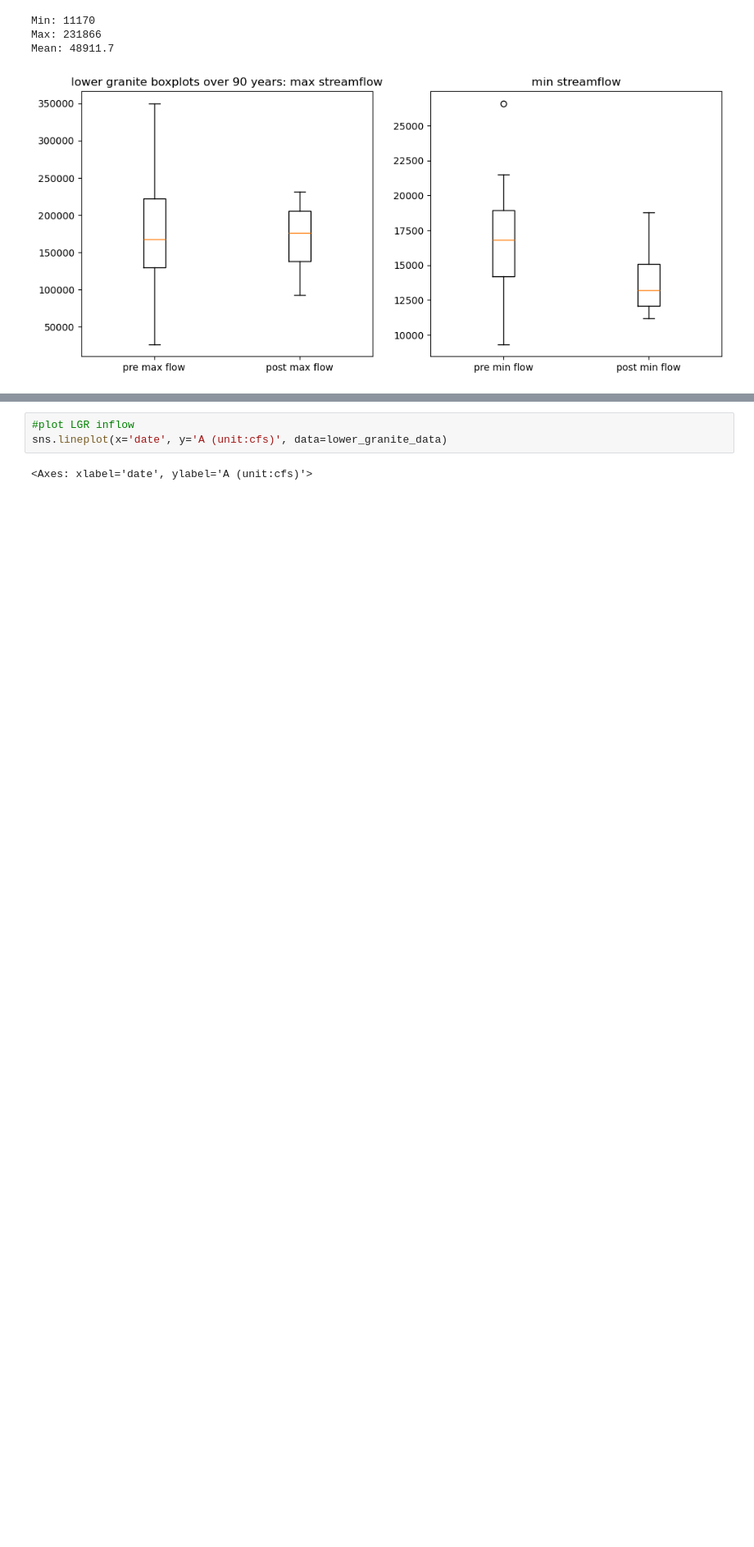
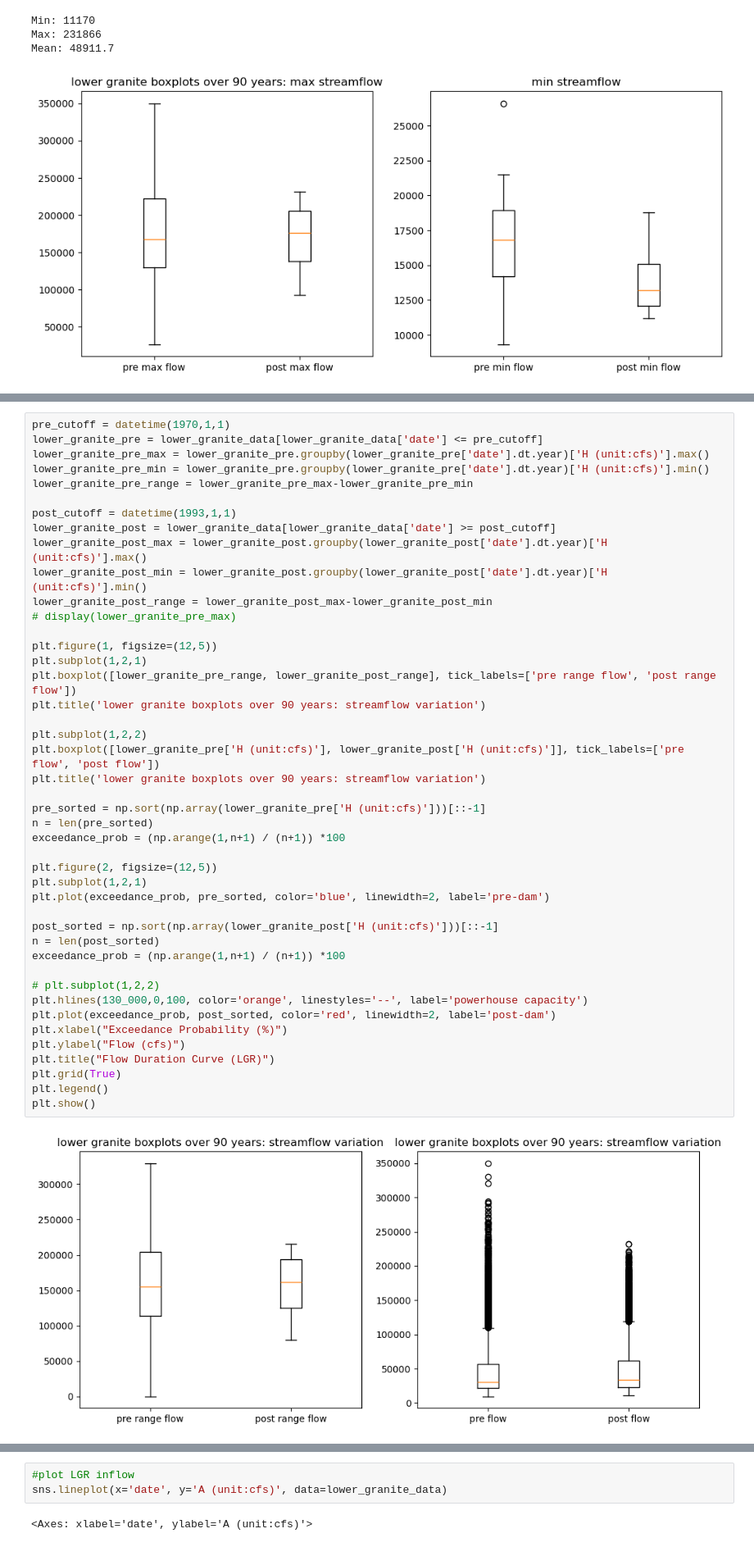
Before and after one commit to clairewang23/columbia_river_model, a Jupyter notebook: release function attempt.ipynb, the cells around one changed output, grey strips where cells are left out. Shown at 82% size. Drawn from its saved outputs; the diff is of its cells as text; blank space fills up the shorter version.

Commit message:
added some plots

```diff
--- a/release function attempt.ipynb
+++ b/release function attempt.ipynb
@@ -87,0 +90,46 @@ Mean: 48911.7
+# %%
+pre_cutoff = datetime(1970,1,1)
+lower_granite_pre = lower_granite_data[lower_granite_data['date'] <= pre_cutoff]
+lower_granite_pre_max = lower_granite_pre.groupby(lower_granite_pre['date'].dt.year)['H (unit:cfs)'].max()
+lower_granite_pre_min = lower_granite_pre.groupby(lower_granite_pre['date'].dt.year)['H (unit:cfs)'].min()
+lower_granite_pre_range = lower_granite_pre_max-lower_granite_pre_min
+
+post_cutoff = datetime(1993,1,1)
+lower_granite_post = lower_granite_data[lower_granite_data['date'] >= post_cutoff]
+lower_granite_post_max = lower_granite_post.groupby(lower_granite_post['date'].dt.year)['H (unit:cfs)'].max()
+lower_granite_post_min = lower_granite_post.groupby(lower_granite_post['date'].dt.year)['H (unit:cfs)'].min()
+lower_granite_post_range = lower_granite_post_max-lower_granite_post_min
+# display(lower_granite_pre_max)
+
+plt.figure(1, figsize=(12,5))
+plt.subplot(1,2,1)
+plt.boxplot([lower_granite_pre_range, lower_granite_post_range], tick_labels=['pre range flow', 'post range flow'])
+plt.title('lower granite boxplots over 90 years: streamflow variation')
+
+plt.subplot(1,2,2)
+plt.boxplot([lower_granite_pre['H (unit:cfs)'], lower_granite_post['H (unit:cfs)']], tick_labels=['pre flow', 'post flow'])
+plt.title('lower granite boxplots over 90 years: streamflow variation')
+
+pre_sorted = np.sort(np.array(lower_granite_pre['H (unit:cfs)']))[::-1]
+n = len(pre_sorted)
+exceedance_prob = (np.arange(1,n+1) / (n+1)) *100
+
+plt.figure(2, figsize=(12,5))
+plt.subplot(1,2,1)
+plt.plot(exceedance_prob, pre_sorted, color='blue', linewidth=2, label='pre-dam')
+
+post_sorted = np.sort(np.array(lower_granite_post['H (unit:cfs)']))[::-1]
+n = len(post_sorted)
+exceedance_prob = (np.arange(1,n+1) / (n+1)) *100
+
+# plt.subplot(1,2,2)
+plt.hlines(130_000,0,100, color='orange', linestyles='--', label='powerhouse capacity')
+plt.plot(exceedance_prob, post_sorted, color='red', linewidth=2, label='post-dam')
+plt.xlabel("Exceedance Probability (%)")
+plt.ylabel("Flow (cfs)")
+plt.title("Flow Duration Curve (LGR)")
+plt.grid(True)
+plt.legend()
+plt.show()
+# %% [output]
+[figure, added]
```
Also changed, not shown: parts of 10 cells of this notebook.
